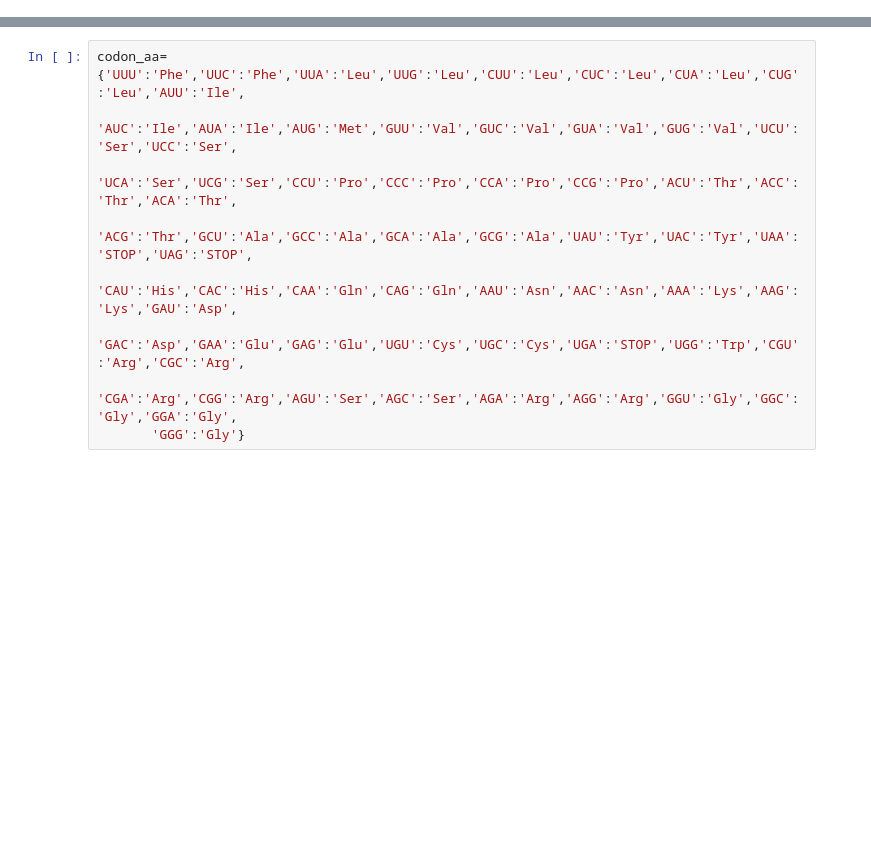
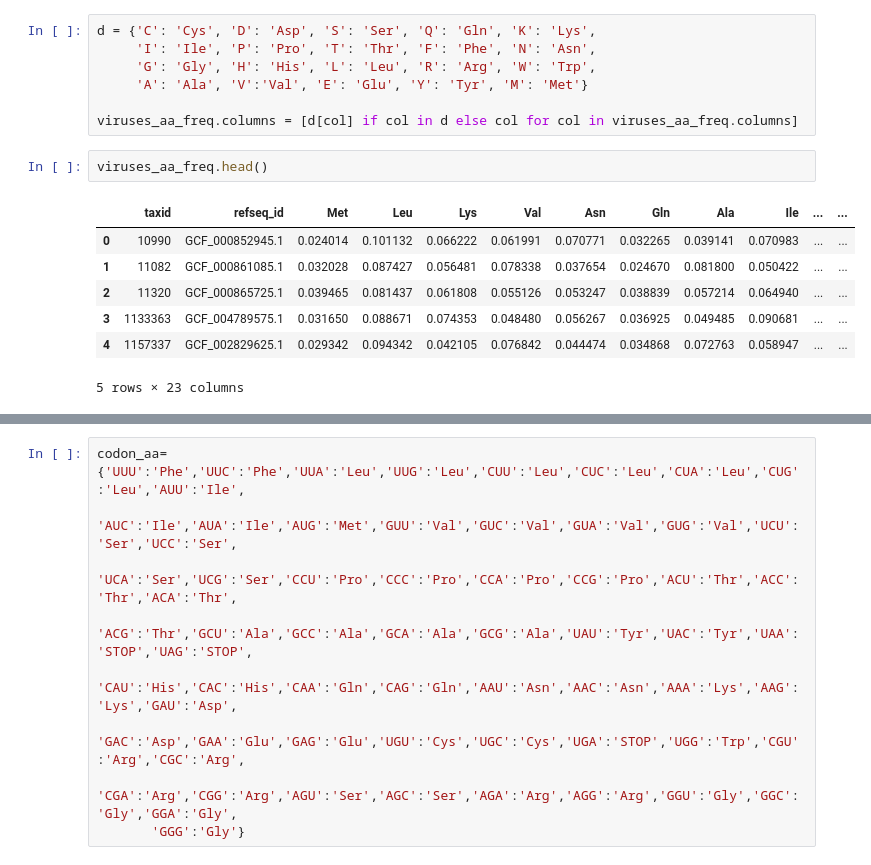
Before and after one commit to VoronkaAlexandr/Sars_Cov_2_MutSpec, a Jupyter notebook: Sars_Cov_2/cod/39_mutate_aa.ipynb, the cells around one changed output, grey strips where cells are left out. Drawn from its saved outputs; the diff is of its cells as text; blank space fills up the shorter version.

```diff
--- a/Sars_Cov_2/cod/39_mutate_aa.ipynb
+++ b/Sars_Cov_2/cod/39_mutate_aa.ipynb
@@ -7,0 +51,17 @@ from matplotlib.backends.backend_pdf import PdfPages
+# %%
+d = {'C': 'Cys', 'D': 'Asp', 'S': 'Ser', 'Q': 'Gln', 'K': 'Lys',
+     'I': 'Ile', 'P': 'Pro', 'T': 'Thr', 'F': 'Phe', 'N': 'Asn',
+     'G': 'Gly', 'H': 'His', 'L': 'Leu', 'R': 'Arg', 'W': 'Trp',
+     'A': 'Ala', 'V':'Val', 'E': 'Glu', 'Y': 'Tyr', 'M': 'Met'}
+
+viruses_aa_freq.columns = [d[col] if col in d else col for col in viruses_aa_freq.columns]
+# %%
+viruses_aa_freq.head()
+# %% [output]
+|  | taxid | refseq_id | Met | Leu | Lys | Val | Asn | Gln | Ala | Ile | ... | ... |
+| 0 | 10990 | GCF_000852945.1 | 0.024014 | 0.101132 | 0.066222 | 0.061991 | 0.070771 | 0.032265 | 0.039141 | 0.070983 | ... | ... |
+| 1 | 11082 | GCF_000861085.1 | 0.032028 | 0.087427 | 0.056481 | 0.078338 | 0.037654 | 0.024670 | 0.081800 | 0.050422 | ... | ... |
+| 2 | 11320 | GCF_000865725.1 | 0.039465 | 0.081437 | 0.061808 | 0.055126 | 0.053247 | 0.038839 | 0.057214 | 0.064940 | ... | ... |
+| 3 | 1133363 | GCF_004789575.1 | 0.031650 | 0.088671 | 0.074353 | 0.048480 | 0.056267 | 0.036925 | 0.049485 | 0.090681 | ... | ... |
+| 4 | 1157337 | GCF_002829625.1 | 0.029342 | 0.094342 | 0.042105 | 0.076842 | 0.044474 | 0.034868 | 0.072763 | 0.058947 | ... | ... |
+5 rows × 23 columns
```
Also changed, not shown: parts of 31 cells of this notebook, 2 other files.
